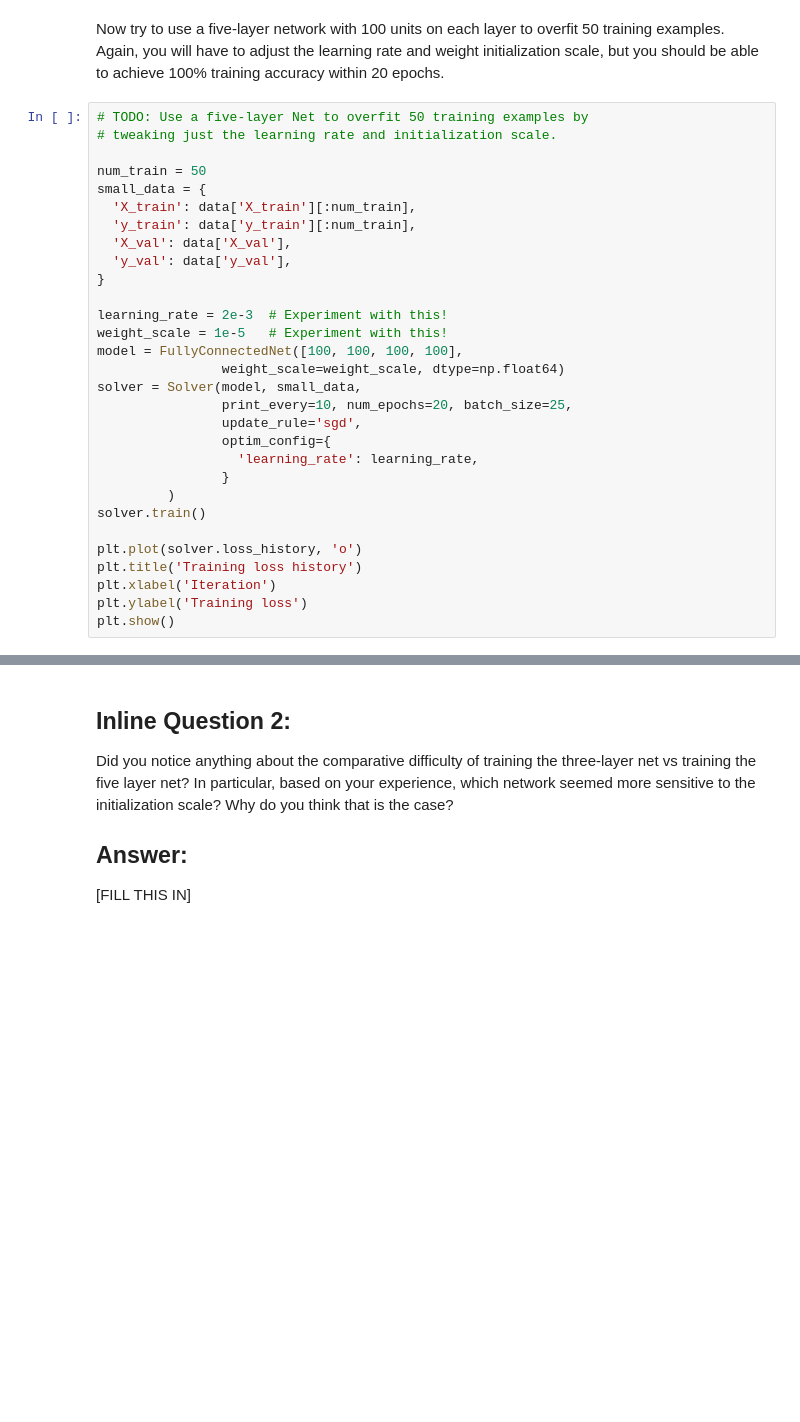
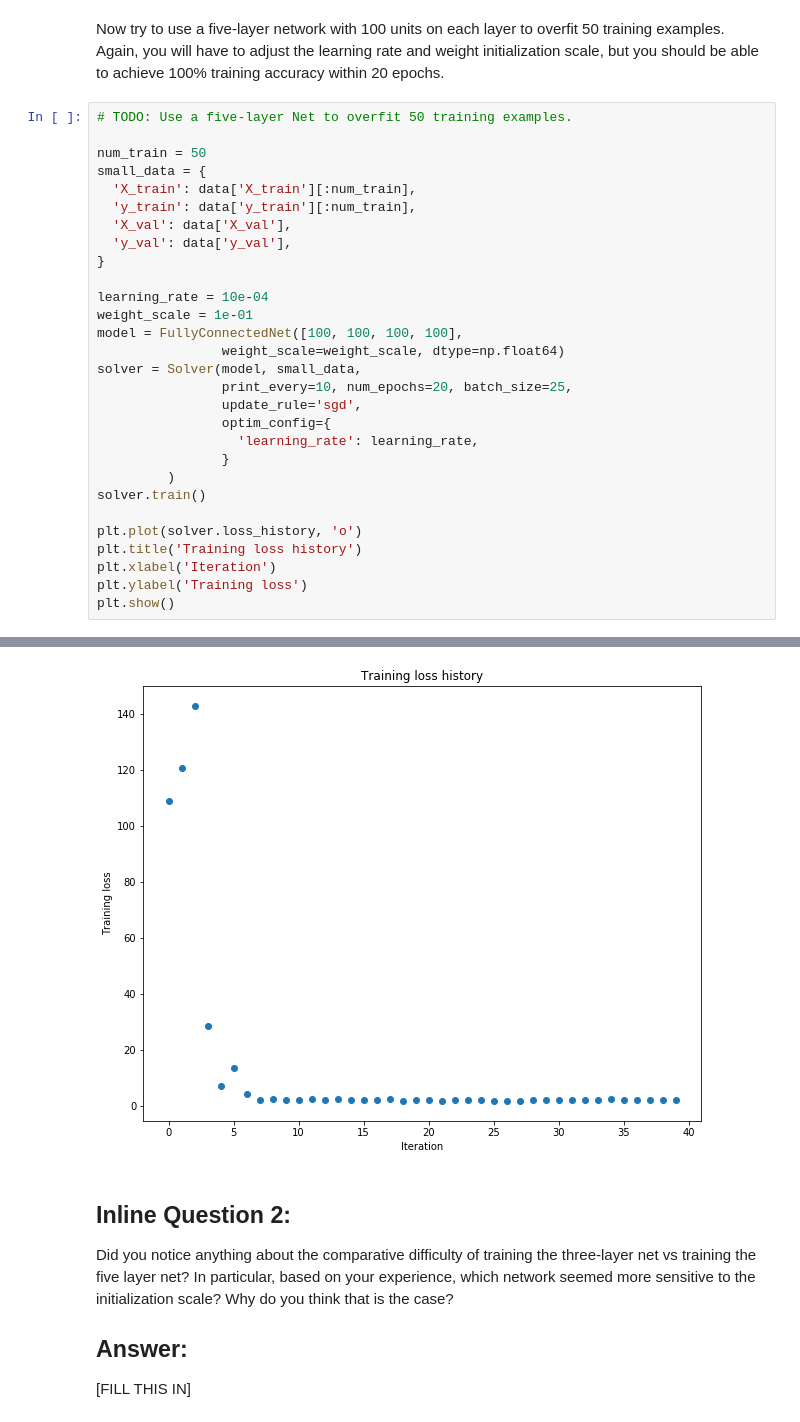
Before and after one commit to dnguyen7667/cs231, a Jupyter notebook: CS231n/assignment2/FullyConnectedNets.ipynb, the cells around one changed output, grey strips where cells are left out. Cells and saved outputs as stored; diff of their text form; blank space fills up the shorter version.

```diff
--- a/CS231n/assignment2/FullyConnectedNets.ipynb
+++ b/CS231n/assignment2/FullyConnectedNets.ipynb
@@ -447,8 +509,7 @@ plt.show()
 # %% [markdown]
 Now try to use a five-layer network with 100 units on each layer to overfit 50 training examples. Again, you will have to adjust the learning rate and weight initialization scale, but you should be able to achieve 100% training accuracy within 20 epochs.
 # %%
-# TODO: Use a five-layer Net to overfit 50 training examples by
-# tweaking just the learning rate and initialization scale.
+# TODO: Use a five-layer Net to overfit 50 training examples.
 
 num_train = 50
 small_data = {
@@ -458,8 +519,8 @@ small_data = {
   'y_val': data['y_val'],
 }
 
-learning_rate = 2e-3  # Experiment with this!
-weight_scale = 1e-5   # Experiment with this!
+learning_rate = 10e-04
+weight_scale = 1e-01
 model = FullyConnectedNet([100, 100, 100, 100],
                 weight_scale=weight_scale, dtype=np.float64)
 solver = Solver(model, small_data,
@@ -476,3 +537,4 @@ plt.title('Training loss history')
 plt.xlabel('Iteration')
 plt.ylabel('Training loss')
 plt.show()
+# %% [output]
@@ -479,3 +558,4 @@ plt.show()
+[figure, added]
 # %% [markdown]
 ## Inline Question 2:
 Did you notice anything about the comparative difficulty of training the three-layer net vs training the five layer net? In particular, based on your experience, which network seemed more sensitive to the initialization scale? Why do you think that is the case?
```
Also changed, not shown: parts of 8 cells of this notebook, 1 other file.
